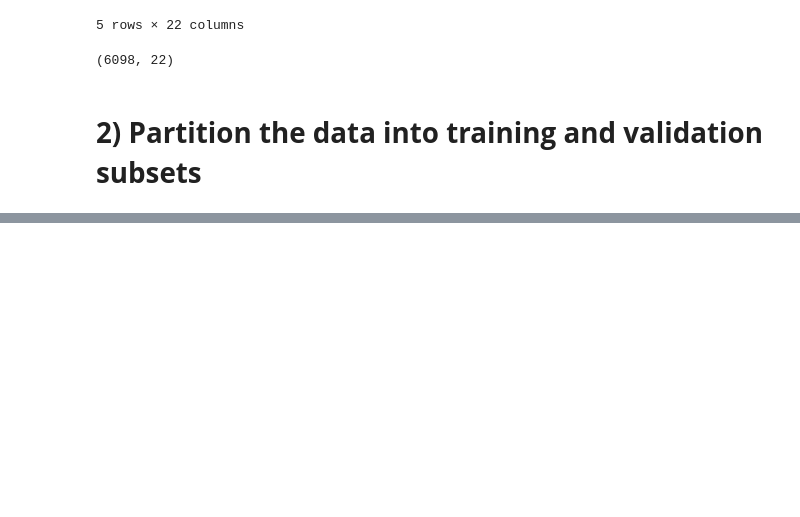
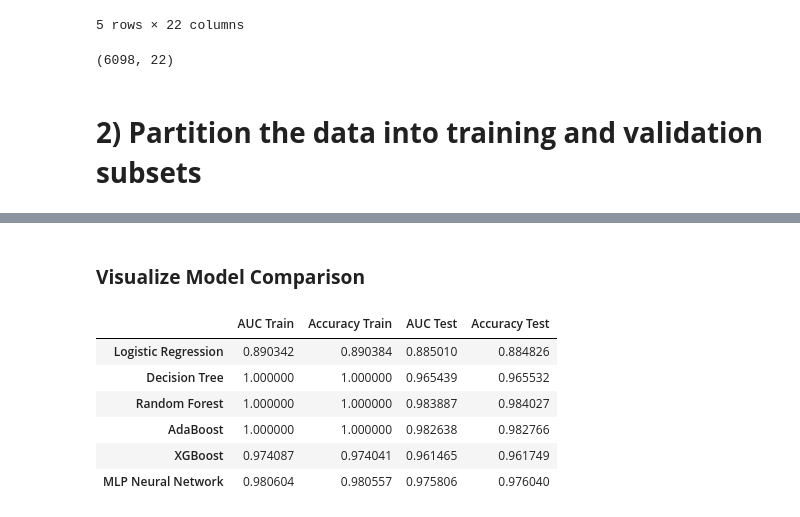
Before and after one commit to lestergw/HOF_Predictions, a Jupyter notebook: HOF_Predictions.ipynb, the cells around one changed output, grey strips where cells are left out. Drawn from its saved outputs; the diff is of its cells as text; code cells hidden in the pictures; blank space fills up the shorter version.

```diff
--- a/HOF_Predictions.ipynb
+++ b/HOF_Predictions.ipynb
@@ -82,0 +203,4 @@ The algorithms we will test in this project are:
+# %%
+from sklearn.ensemble import AdaBoostClassifier
+from sklearn.tree import DecisionTreeClassifier
+ada = AdaBoostClassifier(base_estimator=DecisionTreeClassifier(max_depth=2), n_estimators=200)
@@ -82,0 +241,3 @@ The algorithms we will test in this project are:
+# %%
+from xgboost import XGBClassifier
+xgb = XGBClassifier()
@@ -82,0 +278,26 @@ The algorithms we will test in this project are:
+# %%
+from sklearn.neural_network import MLPClassifier
+nn = MLPClassifier(activation = 'logistic')
+# %%
+## .fit method here on the training data
+nn.fit(X_train, y_train)
+
+## .predict to check how we do on the training and testing data
+yhat_nn_train = nn.predict(X_train)
+yhat_nn_test = nn.predict(X_test)
+
+## Performance Metrics
+from sklearn.metrics import accuracy_score, roc_auc_score
+
+auc_train_nn = roc_auc_score(y_train, yhat_nn_train)
+auc_test_nn = roc_auc_score(y_test, yhat_nn_test)
+acc_train_nn = accuracy_score(y_train, yhat_nn_train)
+acc_test_nn = accuracy_score(y_test, yhat_nn_test)
+
+print(f'              Metrics Neural Network             ')
+print(f'_________________________________________________\n')
+print(f'Training AUC: {auc_train_nn}')
+print(f'Test AUC: {auc_test_nn}')
+print(f'Training Accuracy: {acc_train_nn}')
+print(f'Test Accuracy: {acc_test_nn}')
+print(f'_________________________________________________\n')
@@ -83 +313,20 @@ The algorithms we will test in this project are:
+# %% [markdown]
+### **Visualize Model Comparison**
+# %%
+pd.DataFrame([[auc_train_logistic, acc_train_logistic, auc_test_logistic, acc_test_logistic],
+  [auc_train_tree, acc_train_tree, auc_test_tree, acc_test_tree],
+  [auc_train_rf, acc_train_rf, auc_test_rf, acc_test_rf],
+  [auc_train_ada, acc_train_ada, auc_test_ada, acc_test_ada],
+  [auc_train_xgb, acc_train_xgb, auc_test_xgb, acc_test_xgb],
+  [auc_train_nn, acc_train_nn, auc_test_nn, acc_test_nn]],
+  index = ['Logistic Regression', 'Decision Tree', 'Random Forest', 'AdaBoost', 'XGBoost', 'MLP Neural Network'],
+  columns = ['AUC Train', 'Accuracy Train', 'AUC Test', 'Accuracy Test'])
+# %% [output]
+|  | AUC Train | Accuracy Train | AUC Test | Accuracy Test |
+| Logistic Regression | 0.890342 | 0.890384 | 0.885010 | 0.884826 |
+| Decision Tree | 1.000000 | 1.000000 | 0.965439 | 0.965532 |
+| Random Forest | 1.000000 | 1.000000 | 0.983887 | 0.984027 |
+| AdaBoost | 1.000000 | 1.000000 | 0.982638 | 0.982766 |
+| XGBoost | 0.974087 | 0.974041 | 0.961465 | 0.961749 |
+| MLP Neural Network | 0.980604 | 0.980557 | 0.975806 | 0.976040 |
 # %% [markdown]
```
Also changed, not shown: parts of 31 cells of this notebook.
